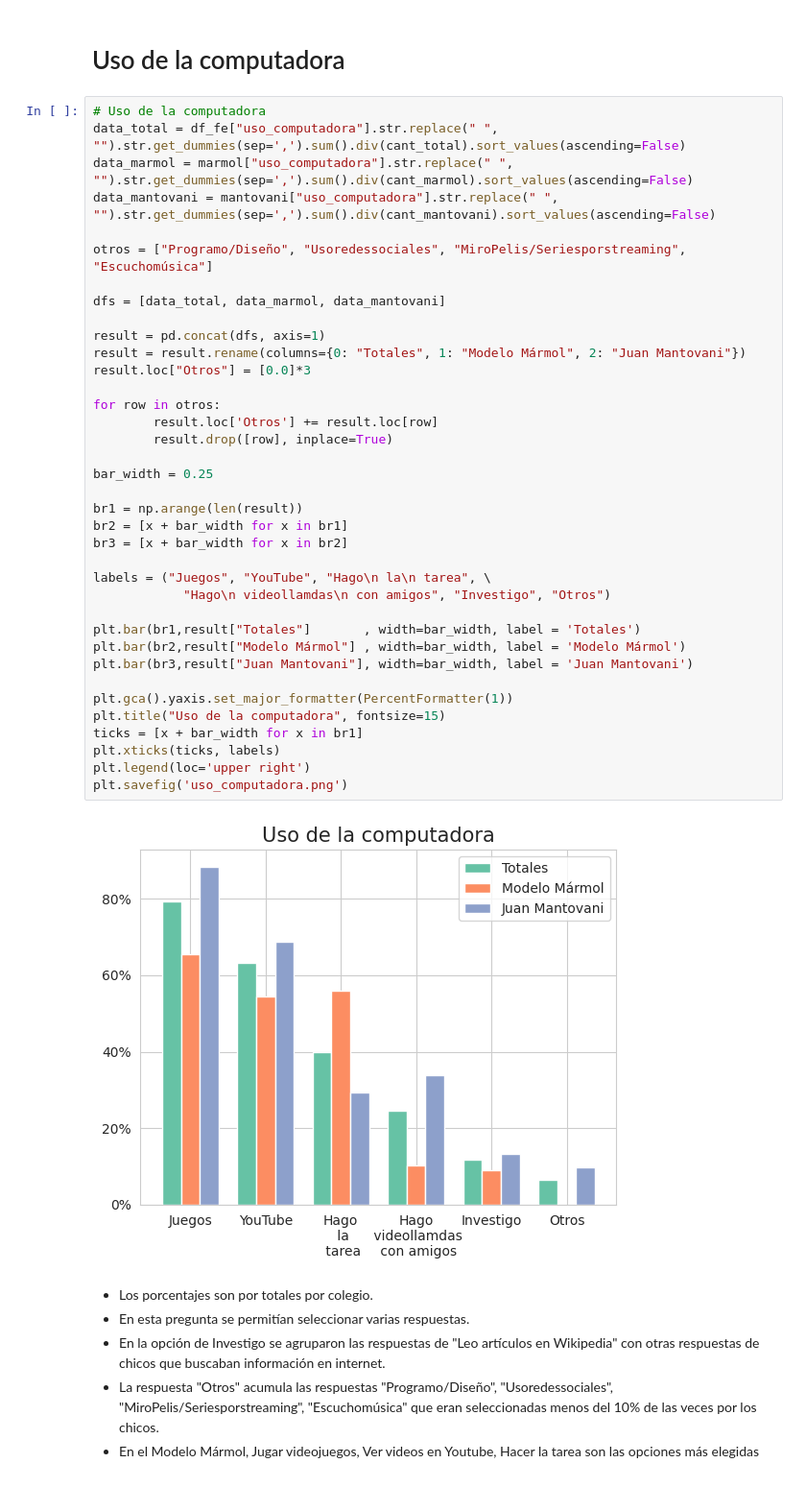
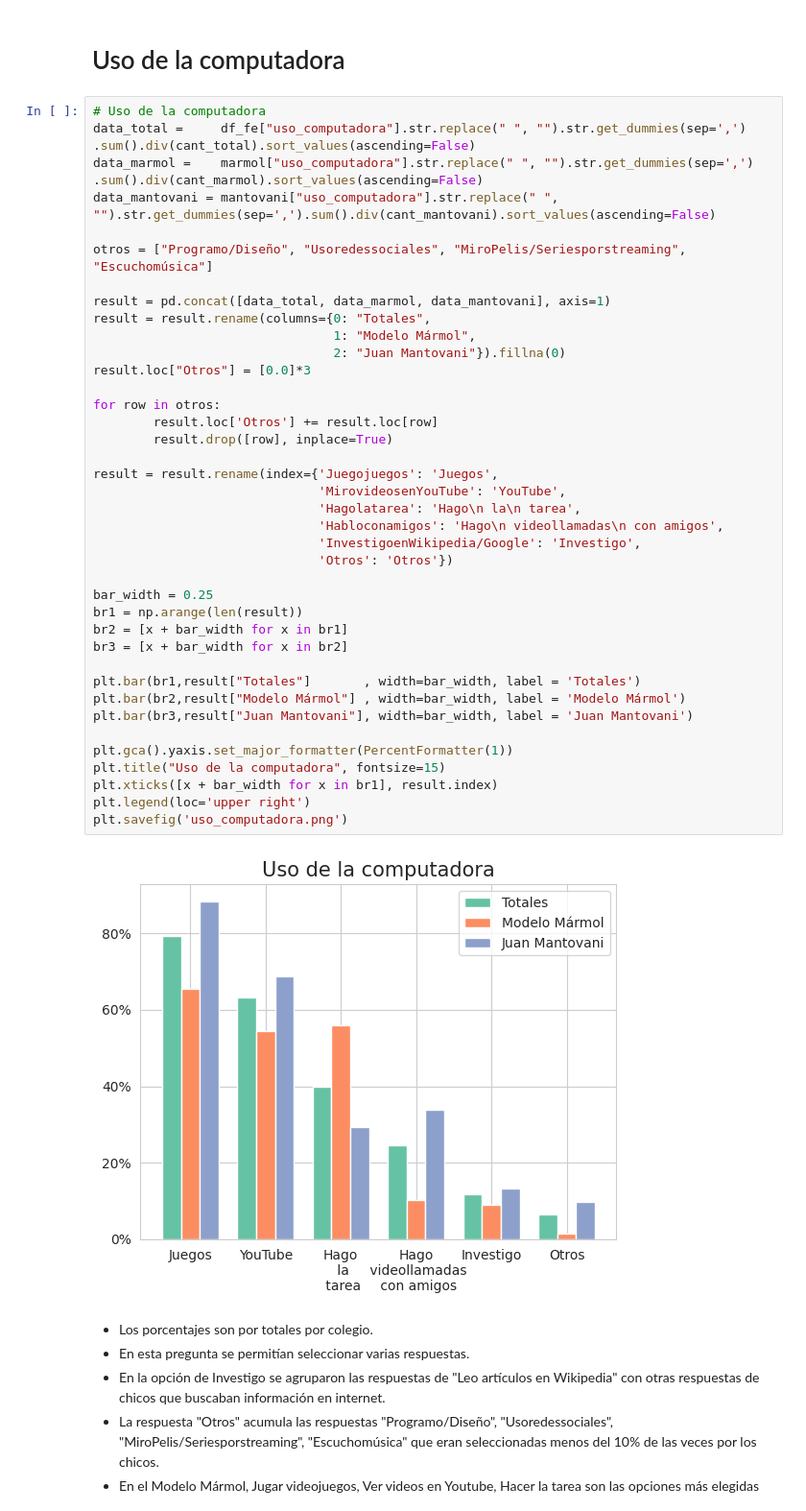
Before and after one commit to fedesassone/tesis, a Jupyter notebook: notebooks/poblacional/Poblacional.ipynb, the cells around one changed output. Shown at 96% size. Drawn from its saved outputs; the diff is of its cells as text.

```diff
--- a/notebooks/poblacional/Poblacional.ipynb
+++ b/notebooks/poblacional/Poblacional.ipynb
@@ -374,43 +374,45 @@ plt.savefig('lugar_uso_computadora_segun_genero.png')
 # Uso de la computadora
 # %%
 # Uso de la computadora
-data_total = df_fe["uso_computadora"].str.replace(" ", "").str.get_dummies(sep=',').sum().div(cant_total).sort_values(ascending=False)
-data_marmol = marmol["uso_computadora"].str.replace(" ", "").str.get_dummies(sep=',').sum().div(cant_marmol).sort_values(ascending=False)
+data_total =     df_fe["uso_computadora"].str.replace(" ", "").str.get_dummies(sep=',')    .sum().div(cant_total).sort_values(ascending=False)
+data_marmol =    marmol["uso_computadora"].str.replace(" ", "").str.get_dummies(sep=',')   .sum().div(cant_marmol).sort_values(ascending=False)
 data_mantovani = mantovani["uso_computadora"].str.replace(" ", "").str.get_dummies(sep=',').sum().div(cant_mantovani).sort_values(ascending=False)
 
 otros = ["Programo/Diseño", "Usoredessociales", "MiroPelis/Seriesporstreaming", "Escuchomúsica"]
 
-dfs = [data_total, data_marmol, data_mantovani]
-
-result = pd.concat(dfs, axis=1)
-result = result.rename(columns={0: "Totales", 1: "Modelo Mármol", 2: "Juan Mantovani"})
+result = pd.concat([data_total, data_marmol, data_mantovani], axis=1)
+result = result.rename(columns={0: "Totales",
+                                1: "Modelo Mármol",
+                                2: "Juan Mantovani"}).fillna(0)
 result.loc["Otros"] = [0.0]*3
 
 for row in otros:
         result.loc['Otros'] += result.loc[row]
         result.drop([row], inplace=True)
 
+result = result.rename(index={'Juegojuegos': 'Juegos',
+                              'MirovideosenYouTube': 'YouTube',
+                              'Hagolatarea': 'Hago\n la\n tarea',
+                              'Habloconamigos': 'Hago\n videollamadas\n con amigos',
+                              'InvestigoenWikipedia/Google': 'Investigo',
+                              'Otros': 'Otros'})
+
 bar_width = 0.25
-
 br1 = np.arange(len(result))
 br2 = [x + bar_width for x in br1]
 br3 = [x + bar_width for x in br2]
-
-labels = ("Juegos", "YouTube", "Hago\n la\n tarea", \
-            "Hago\n videollamdas\n con amigos", "Investigo", "Otros")
 
 plt.bar(br1,result["Totales"]       , width=bar_width, label = 'Totales')
 plt.bar(br2,result["Modelo Mármol"] , width=bar_width, label = 'Modelo Mármol')
 plt.bar(br3,result["Juan Mantovani"], width=bar_width, label = 'Juan Mantovani')
 
 plt.gca().yaxis.set_major_formatter(PercentFormatter(1))
 plt.title("Uso de la computadora", fontsize=15)
-ticks = [x + bar_width for x in br1]
-plt.xticks(ticks, labels)
+plt.xticks([x + bar_width for x in br1], result.index)
 plt.legend(loc='upper right')
 plt.savefig('uso_computadora.png')
 # %% [output]
-[figure, old version]
+[figure, new version]
 # %% [markdown]
 * Los porcentajes son por totales por colegio.
 * En esta pregunta se permitían seleccionar varias respuestas.
```
Also changed, not shown: 1 other file.
